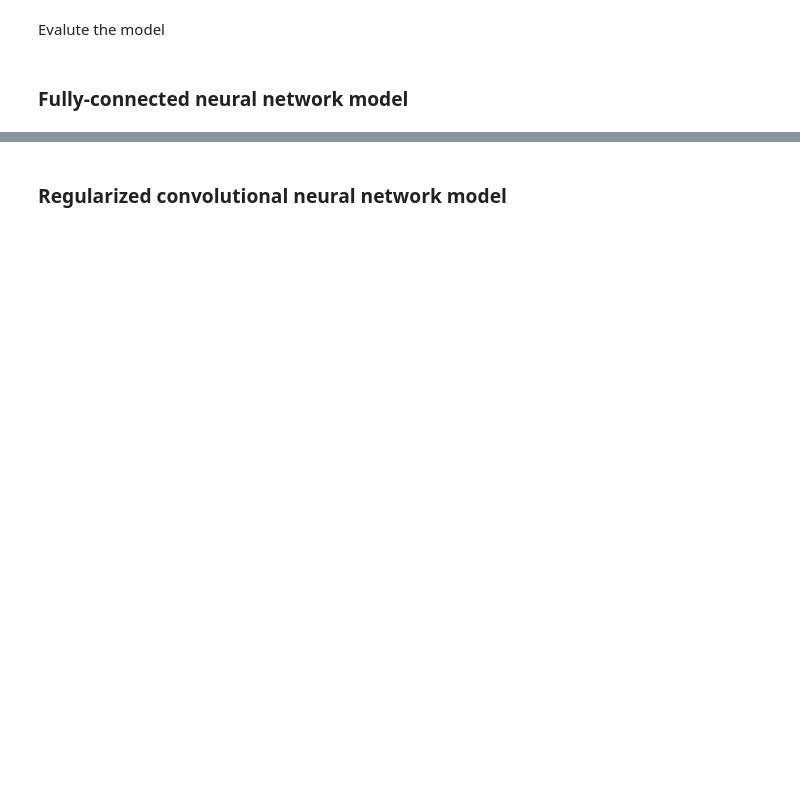
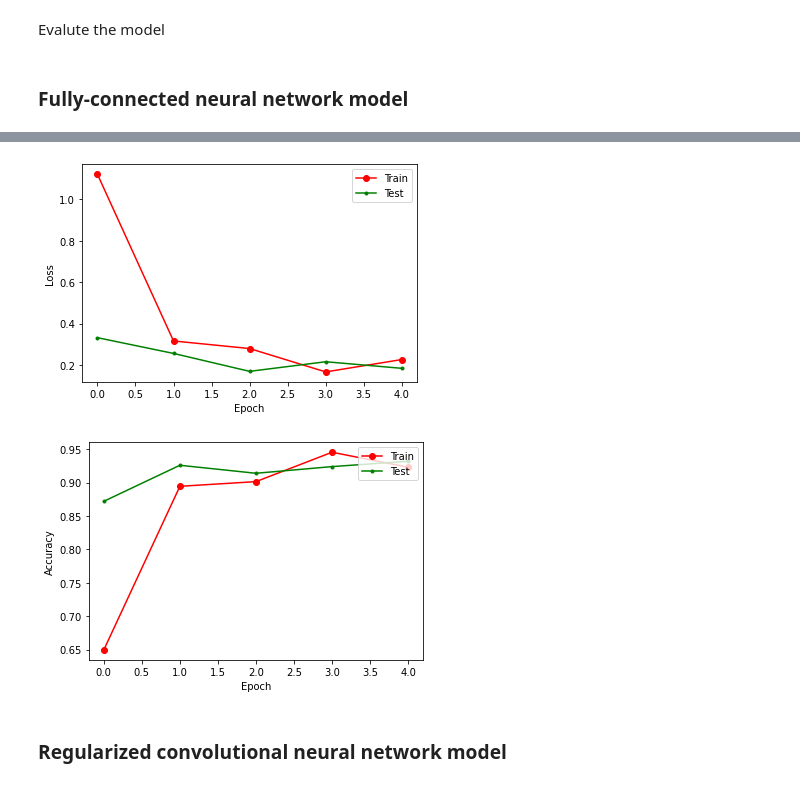
Before and after one commit to DaLuSt/DSLS-DS3-Machine-learning, a Jupyter notebook: deep-learning/DeepLearning_Rice_DaanSteur_379943_DSLS.ipynb, the cells around one changed output, grey strips where cells are left out. Cells and saved outputs as stored; diff of their text form; code cells hidden in the pictures; blank space fills up the shorter version.

Commit message:
Neural net and convo net

```diff
--- a/deep-learning/DeepLearning_Rice_DaanSteur_379943_DSLS.ipynb
+++ b/deep-learning/DeepLearning_Rice_DaanSteur_379943_DSLS.ipynb
@@ -163,2 +119,16 @@ print(classification_report(y_test, y_pred_bool))
 # %% [markdown]
 ### Fully-connected neural network model
+# %%
+# neural network
+neural = keras.models.Sequential()
+# add input layer
+neural.add(keras.layers.InputLayer(input_shape=(240,240,3), name='input'))
+neural.add(keras.layers.Flatten(name='flatten'))
+neural.add(keras.layers.Dense(units=256, activation='relu', name = 'dense_1'))
+neural.add(keras.layers.Dense(units=128, activation='relu', name = 'dense_2'))
+neural.add(keras.layers.Dense(units=64, activation='relu', name = 'dense_3'))
+neural.add(keras.layers.Dense(units=32, activation='relu', name = 'dense_4'))
+neural.add(keras.layers.Dense(units=16, activation='relu', name = 'dense_5'))
+# output layer
+neural.add(keras.layers.Dense(units=5, activation='softmax', name = 'output'))
+neural.summary()
@@ -164,0 +153,15 @@ print(classification_report(y_test, y_pred_bool))
+# %%
+# compile
+neural.compile(loss=keras.losses.CategoricalCrossentropy(),
+                  optimizer=keras.optimizers.Adam(),
+                  metrics=keras.metrics.CategoricalAccuracy())
+# %%
+# fit
+history_neural = neural.fit(
+    train_generator,
+    epochs=5,
+    steps_per_epoch= 100,
+    validation_data=test_generator,
+    validation_steps=25)
+
+history_neural.history.keys()
@@ -165,2 +180,19 @@ print(classification_report(y_test, y_pred_bool))
+# %%
+plt.plot(history_neural.history['loss'], marker='o', c='red', label='loss')
+plt.plot(history_neural.history['val_loss'], marker='.', c='green', label='val_loss')
+plt.xlabel('Epoch')
+plt.ylabel('Loss')
+plt.legend(['Train', 'Test'], loc='upper right')
+plt.show()
+
+plt.plot(history_neural.history['categorical_accuracy'], marker='o', c='red', label='acc')
+plt.plot(history_neural.history['val_categorical_accuracy'], marker='.', c='green', label='val_acc')
+plt.xlabel('Epoch')
+plt.ylabel('Accuracy')
+plt.legend(['Train', 'Test'], loc='upper right')
+plt.show()
+# %% [output]
+[figure, added]
+[figure, added]
 # %% [markdown]
 ### Regularized convolutional neural network model
```
Also changed, not shown: parts of 16 cells of this notebook.
